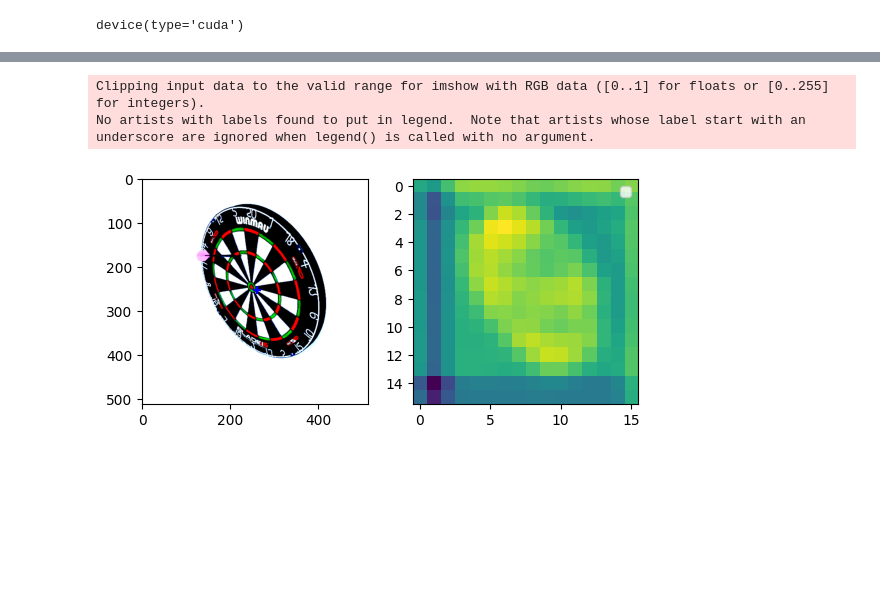
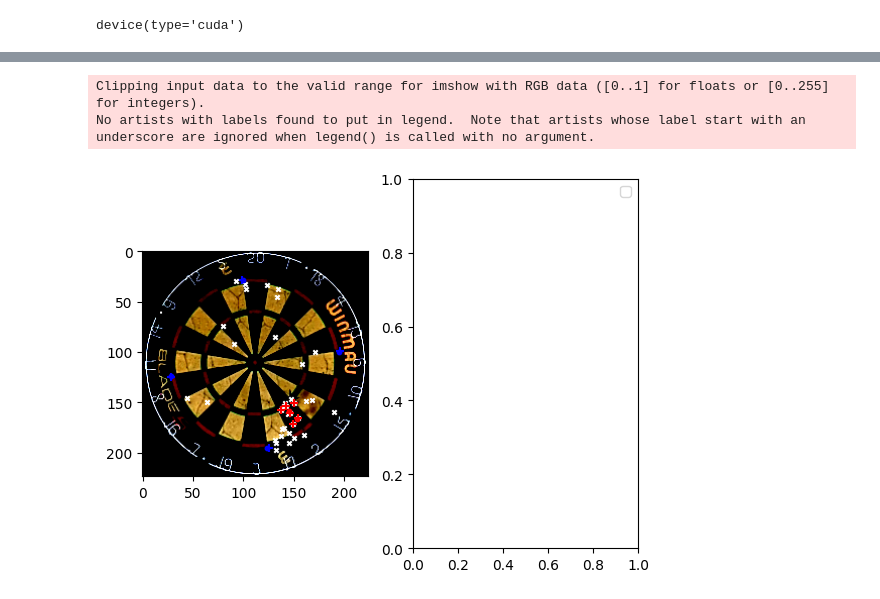
Before and after one commit to timnielen/playdarts, a Jupyter notebook: playdarts.ipynb, the cells around one changed output, grey strips where cells are left out. Cells and saved outputs as stored; diff of their text form; code cells hidden in the pictures; blank space fills up the shorter version.

```diff
--- a/playdarts.ipynb
+++ b/playdarts.ipynb
@@ -71,9 +88,10 @@ target_dataloader = DataLoader(target_dataset, batch_size=BATCH_SIZE_UNLABELED,
 # %%
-image, target = dataset[np.random.randint(len(dataset))]
+idx = np.random.randint(len(dataset))
+image, target = _dataset[idx]
 _, w, h = image.shape
 print(get_score(target["corners"], target["darts"]))
 fig, ax = plt.subplots(1)
-ax.imshow(image.cpu().permute(1,2,0))
+ax.imshow(image.cpu().permute(1,2,0), alpha=0.5)
 ax.scatter(target["corners"][:, 0]*w, target["corners"][:, 1]*h, color='blue', s=40, marker='+', label="corners")
 ax.scatter(target["darts"][:, 0]*w, target["darts"][:, 1]*h, color='green', s=40, marker='+', label="darts")
 # %% [output]
@@ -89,7 +101,7 @@ Clipping input data to the valid range for imshow with RGB data ([0..1] for floa
 # %%
 query_dim = 256
 model = CNNTransformer(d=query_dim).to(device)
-discriminator = DomainDiscriminator(query_dim, 512, 2).to(device)
+discriminator = DomainDiscriminator(query_dim, 256, 2).to(device)
 # %%
 param_dicts = [
     {"params": [p for n, p in model.named_parameters() if "backbone" not in n and p.requires_grad]},
@@ -106,4 +118,4 @@ param_dicts = [
 optimizer = optim.AdamW(param_dicts, lr=1e-4, weight_decay=1e-4)
 lr_scheduler = torch.optim.lr_scheduler.StepLR(optimizer, 200)
 # %%
-# model.load_state_dict(torch.load("models/epoch_300_0.0108_0.0213_0.0059_0.7449.pt", weights_only=True))
+model.load_state_dict(torch.load("models/epoch_80_0.0818_0.1957_5.4597_0.7460.pt", weights_only=True), strict=True)
@@ -112,3 +124,6 @@ NUM_EPOCHS=100
+# %%
+START_EPOCH=80
+NUM_EPOCHS=300
 # %%
 model.train()  # Set model to training mode
 mse_loss = nn.MSELoss()
@@ -186,34 +204,34 @@ KeyboardInterrupt:
 # %%
 model.eval()
 idx = np.random.randint(len(dataset))
 image, targets = dataset[idx]
 images = image.unsqueeze(0).to(device)
 targets = [targets]
 batch_size, channels, w, h = images.shape
 optimizer.zero_grad()
 outputs = model(images)
-pred_classes = torch.argmax(outputs["is_dart"], dim=-1)
+pred_classes = torch.argmax(outputs["logits"][-1, 0], dim=-1)
 print()
 fig, ax = plt.subplots(1, 2)
 ax[0].imshow(images[0].cpu().permute(1,2,0))
-ax[1].imshow(outputs["extracted_features"][0].mean(dim=0).cpu().detach())
+# ax[1].imshow(outputs["extracted_features"][-1, 0].mean(dim=0).cpu().detach())
 
 
-pred_corners = outputs["corners"][0].cpu().detach()
-pred_darts = outputs["darts"][0][outputs["is_dart"][0, :, 1] > outputs["is_dart"][0, :, 0]].cpu().detach()
-all_darts = outputs["darts"][0].cpu().detach()
+pred_corners = outputs["corners"][-1, 0].cpu().detach()
+pred_darts = outputs["darts"][-1, 0][pred_classes!=len(fields)].cpu().detach()
+all_darts = outputs["darts"][-1, 0].cpu().detach()
 
 # Draw points
 ax[0].scatter(pred_corners[:, 0]*w, pred_corners[:, 1]*h, color='blue', s=40, marker='+', label="pred corners")
 ax[0].scatter(all_darts[:, 0]*w, all_darts[:, 1]*h, color='white', s=10, marker='x', label="all darts")
 ax[0].scatter(pred_darts[:, 0]*w, pred_darts[:, 1]*h, color='red', s=40, marker='+', label="pred darts")
 ax[0].scatter(targets[0]["corners"][:, 0]*w, targets[0]["corners"][:, 1]*h, color='blue', s=10, marker='o', label="gt corners")
 ax[0].scatter(targets[0]["darts"][:, 0]*w, targets[0]["darts"][:, 1]*h, color='red', s=10, marker='o', label="gt darts")
 
 # Show plot
 plt.legend()
 plt.show()
 # %% [output]
 Clipping input data to the valid range for imshow with RGB data ([0..1] for floats or [0..255] for integers).
 No artists with labels found to put in legend.  Note that artists whose label start with an underscore are ignored when legend() is called with no argument.
-[figure, old version]
+[figure, new version]
```
Also changed, not shown: parts of 10 cells of this notebook, 8 other files.
